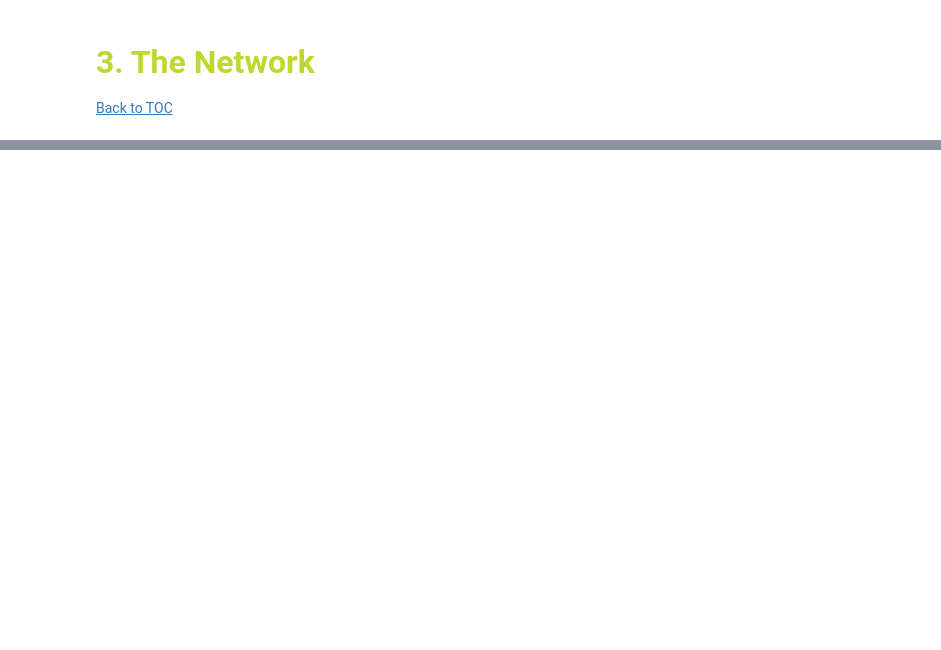
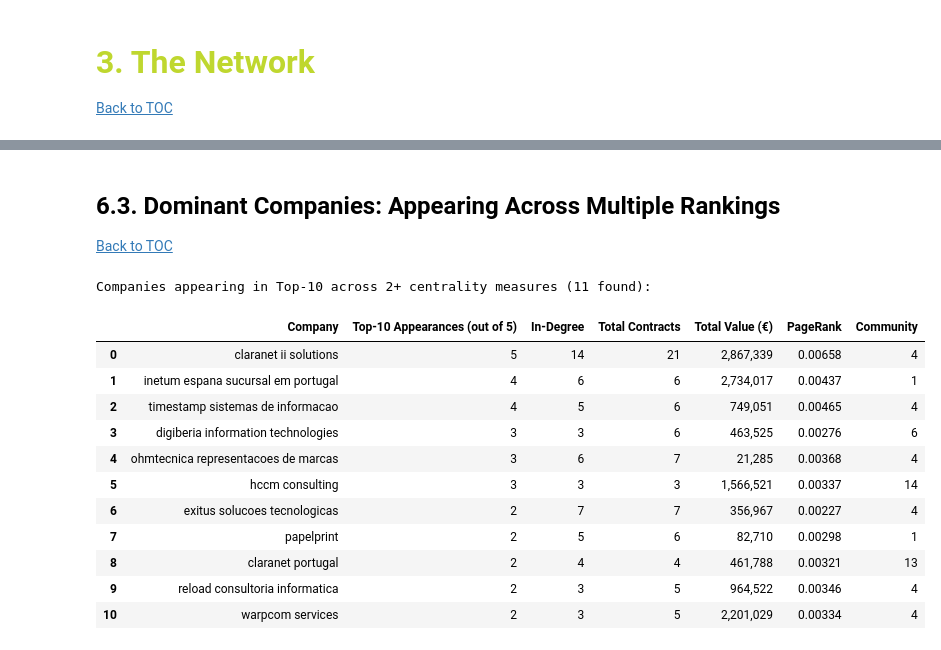
Before and after one commit to beatrizmarques2005/network-analysis, a Jupyter notebook: project/notebooks/02_network.ipynb, the cells around one changed output, grey strips where cells are left out. Saved outputs shown, nothing was run; the diff lists cells and outputs as text; code cells hidden in the pictures; blank space fills up the shorter version.

```diff
--- a/project/notebooks/02_network.ipynb
+++ b/project/notebooks/02_network.ipynb
@@ -2521,0 +1664,45 @@ TypeError: cannot unpack non-iterable int object
+# %% [markdown]
+## <font size=5>**6.3. Dominant Companies: Appearing Across Multiple Rankings**</font> <a class="anchor" id="6.3"></a>
+
+[Back to TOC](#toc)
+# %%
+# Get top-10 sets for each measure
+top_sets = {
+    'In-Degree': set(dict(top_indegree).keys()),
+    'Contracts': set(dict(top_contracts).keys()),
+    'Total Value': set(dict(top_value).keys()),
+    'PageRank': set(dict(top_pagerank).keys()),
+    'Betweenness': set(dict(top_betweenness).keys()),
+}
+
+# Count appearances across all rankings
+all_top_companies = []
+for companies in top_sets.values():
+    all_top_companies.extend(companies)
+
+appearance_count = Counter(all_top_companies)
+dominant_companies = [(company, count) for company, count in appearance_count.most_common() if count >= 2]
+
+dominant_df = pd.DataFrame(dominant_companies, columns=['Company', 'Top-10 Appearances (out of 5)'])
+dominant_df['In-Degree'] = dominant_df['Company'].map(in_degree_companies)
+dominant_df['Total Contracts'] = dominant_df['Company'].map(n_contracts_companies)
+dominant_df['Total Value (€)'] = dominant_df['Company'].map(total_value_companies).apply(lambda x: f"{x:,.0f}")
+dominant_df['PageRank'] = dominant_df['Company'].map(pagerank_companies).apply(lambda x: f"{x:.5f}")
+dominant_df['Community'] = dominant_df['Company'].map(lambda x: partition.get(x, 'N/A'))
+
+print(f"Companies appearing in Top-10 across 2+ centrality measures ({len(dominant_df)} found):")
+dominant_df
+# %% [output]
+Companies appearing in Top-10 across 2+ centrality measures (11 found):
+|  | Company | Top-10 Appearances (out of 5) | In-Degree | Total Contracts | Total Value (€) | PageRank | Community |
+| 0 | claranet ii solutions | 5 | 14 | 21 | 2,867,339 | 0.00658 | 4 |
+| 1 | inetum espana sucursal em portugal | 4 | 6 | 6 | 2,734,017 | 0.00437 | 1 |
+| 2 | timestamp sistemas de informacao | 4 | 5 | 6 | 749,051 | 0.00465 | 4 |
+| 3 | digiberia information technologies | 3 | 3 | 6 | 463,525 | 0.00276 | 6 |
+| 4 | ohmtecnica representacoes de marcas | 3 | 6 | 7 | 21,285 | 0.00368 | 4 |
+| 5 | hccm consulting | 3 | 3 | 3 | 1,566,521 | 0.00337 | 14 |
+| 6 | exitus solucoes tecnologicas | 2 | 7 | 7 | 356,967 | 0.00227 | 4 |
+| 7 | papelprint | 2 | 5 | 6 | 82,710 | 0.00298 | 1 |
+| 8 | claranet portugal | 2 | 4 | 4 | 461,788 | 0.00321 | 13 |
+| 9 | reload consultoria informatica | 2 | 3 | 5 | 964,522 | 0.00346 | 4 |
+| 10 | warpcom services | 2 | 3 | 5 | 2,201,029 | 0.00334 | 4 |
```
Also changed, not shown: parts of 119 cells of this notebook, 8 other files.
